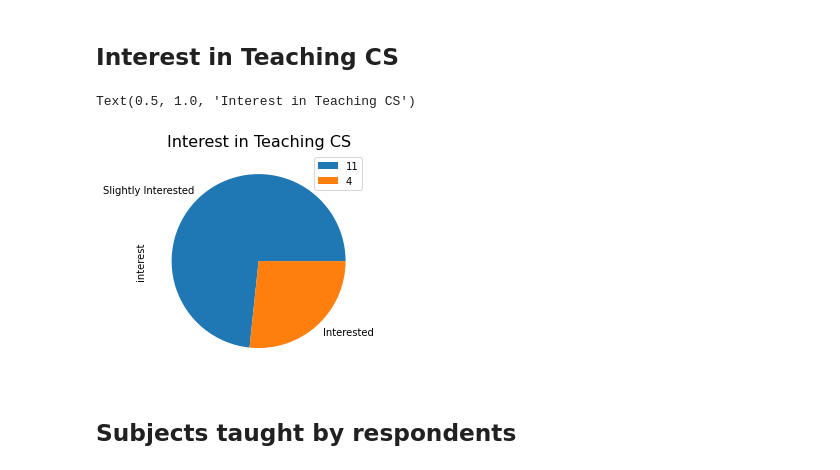
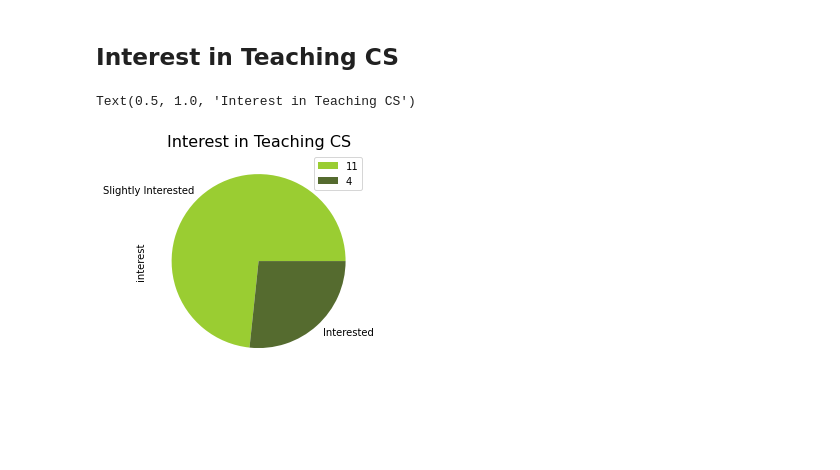
Before and after one commit to bukanif/CYPLAN255-1, a Jupyter notebook: CA_CSP/Interest.ipynb, the cells around one changed output. Drawn from its saved outputs; the diff is of its cells as text; code cells hidden in the pictures; blank space fills up the shorter version.

```diff
--- a/CA_CSP/Interest.ipynb
+++ b/CA_CSP/Interest.ipynb
@@ -109,11 +144,9 @@ plt.show()
 # %% [markdown]
 ## Interest in Teaching CS
 # %%
-interest = ints.interest.value_counts().plot(kind='pie')
+interest = ints.interest.value_counts().plot(kind='pie', colors=['yellowgreen','darkolivegreen'])
 plt.legend(ints.interest.value_counts(), loc='best')
 plt.title(label='Interest in Teaching CS', fontsize=16)
 # %% [output]
 Text(0.5, 1.0, 'Interest in Teaching CS')
-[figure, old version]
+[figure, new version]
-# %% [markdown]
-## Subjects taught by respondents
```
Also changed, not shown: parts of 16 cells of this notebook.
